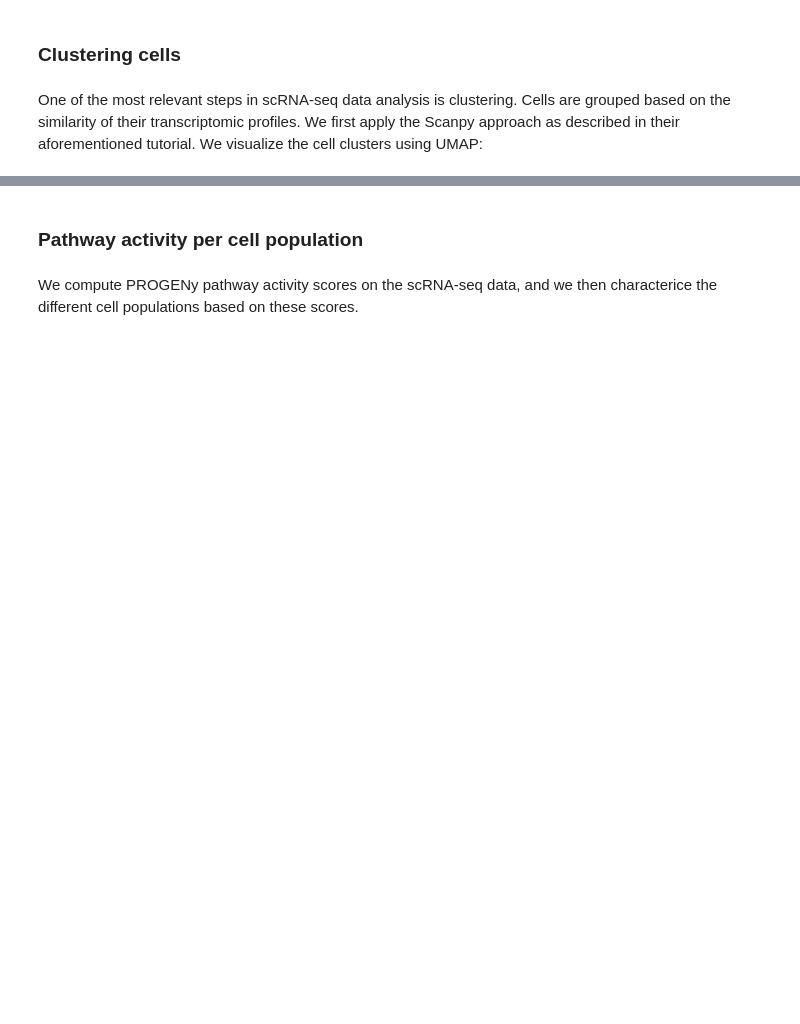
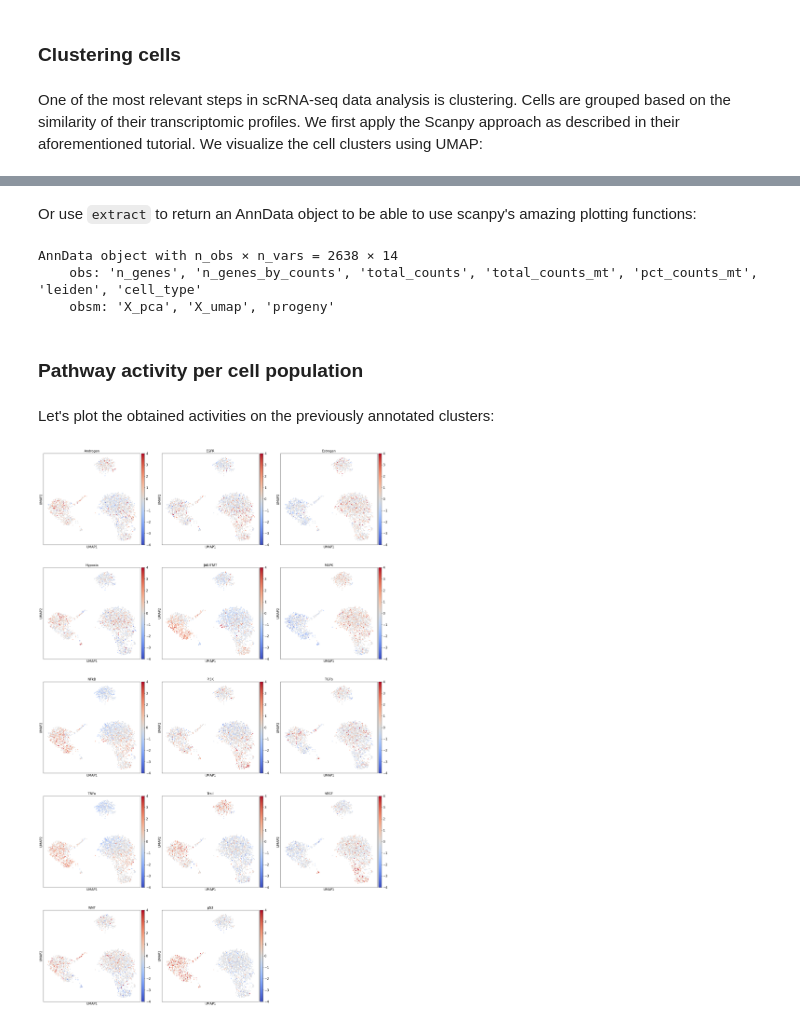
Before and after one commit to saezlab/progeny-py, a Jupyter notebook: example/single_cell_vignette.ipynb, the cells around one changed output, grey strips where cells are left out. Saved outputs shown, nothing was run; the diff lists cells and outputs as text; code cells hidden in the pictures; blank space fills up the shorter version.

Commit message:
Updated single cell vignette

```diff
--- a/example/single_cell_vignette.ipynb
+++ b/example/single_cell_vignette.ipynb
@@ -98,0 +124,5 @@ sc.pl.umap(adata, color='leiden', title='RNA UMAP',
+# %%
+model = progeny.load_model(
+    organism='Human', # If working with mouse, set to Mouse
+    top=1000          # For sc we recommend ~1k target genes since there are dropouts
+)
@@ -98,0 +131,9 @@ sc.pl.umap(adata, color='leiden', title='RNA UMAP',
+# %%
+progeny.run(adata,
+            model,
+            center=True,  # Center gene expression by mean per cell
+            num_perm=100, # Simulate m random activities
+            norm=True,    # Normalize by number of edges to correct for large regulons
+            scale=True,   # Scale values per feature so that values can be compared across cells
+            use_raw=True, # Use lognorm gene expression
+           )
@@ -99,10 +160,10 @@ sc.pl.umap(adata, color='leiden', title='RNA UMAP',
+# %% [markdown]
+Or use `extract` to return an AnnData object to be able to use scanpy's amazing plotting functions:
+# %%
+progeny.extract(adata)
+# %% [output]
+AnnData object with n_obs × n_vars = 2638 × 14
+    obs: 'n_genes', 'n_genes_by_counts', 'total_counts', 'total_counts_mt', 'pct_counts_mt', 'leiden', 'cell_type'
+    obsm: 'X_pca', 'X_umap', 'progeny'
 # %% [markdown]
 ### Pathway activity per cell population
-# %% [markdown]
-We compute PROGENy pathway activity scores on the scRNA-seq data, and we then characterice the different cell populations based on these scores.
-# %%
-# Load progeny weights for Human using the top 1000 genes
-model = progeny.getModel(organism='Human', top=1000)
-
-# Compute progeny scores
-progeny.run(adata, model, center=False, scale=True)
@@ -111,2 +170,7 @@ pw_adata = progeny.extract(adata)
+# %% [markdown]
+Let's plot the obtained activities on the previously annotated clusters:
 # %%
-sc.pl.umap(pw_adata, color=pw_adata.var.index, vmin=-4, vmax=4, cmap='coolwarm')
+pw_adata = progeny.extract(adata)
+sc.pl.umap(pw_adata, color=pw_adata.var.index, vmin=-4, vmax=4, cmap='coolwarm', ncols=3)
+# %% [output]
+[figure, added]
```
Also changed, not shown: parts of 31 cells of this notebook.
